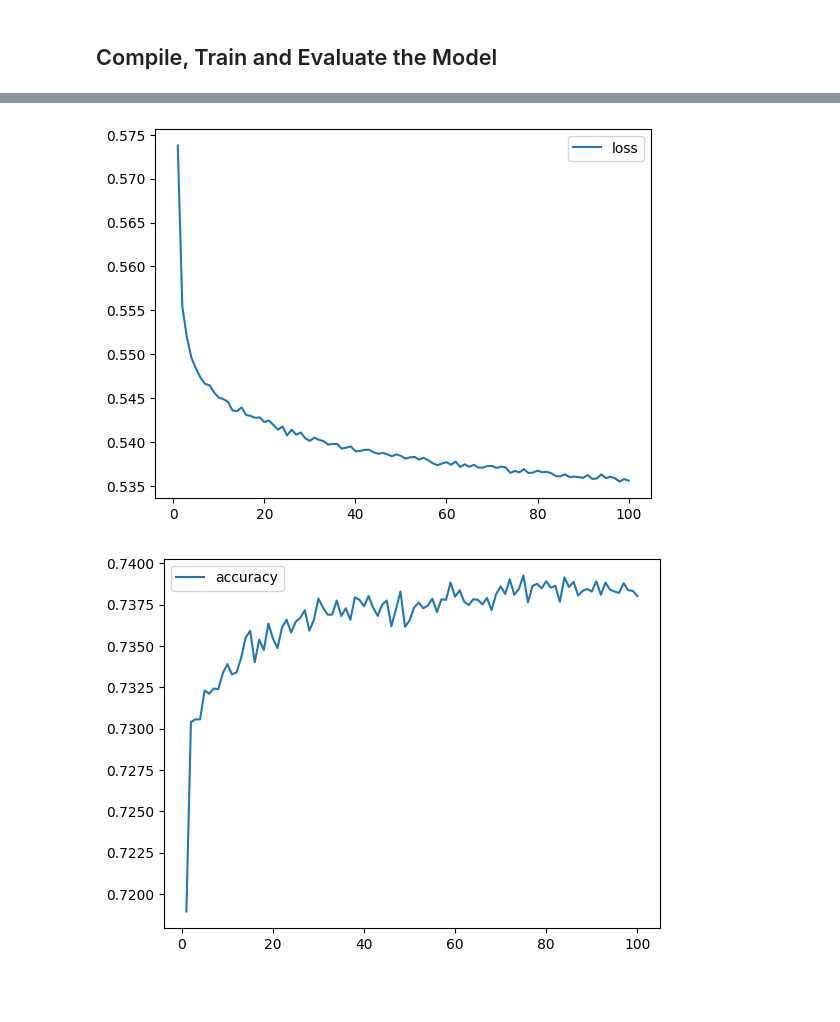
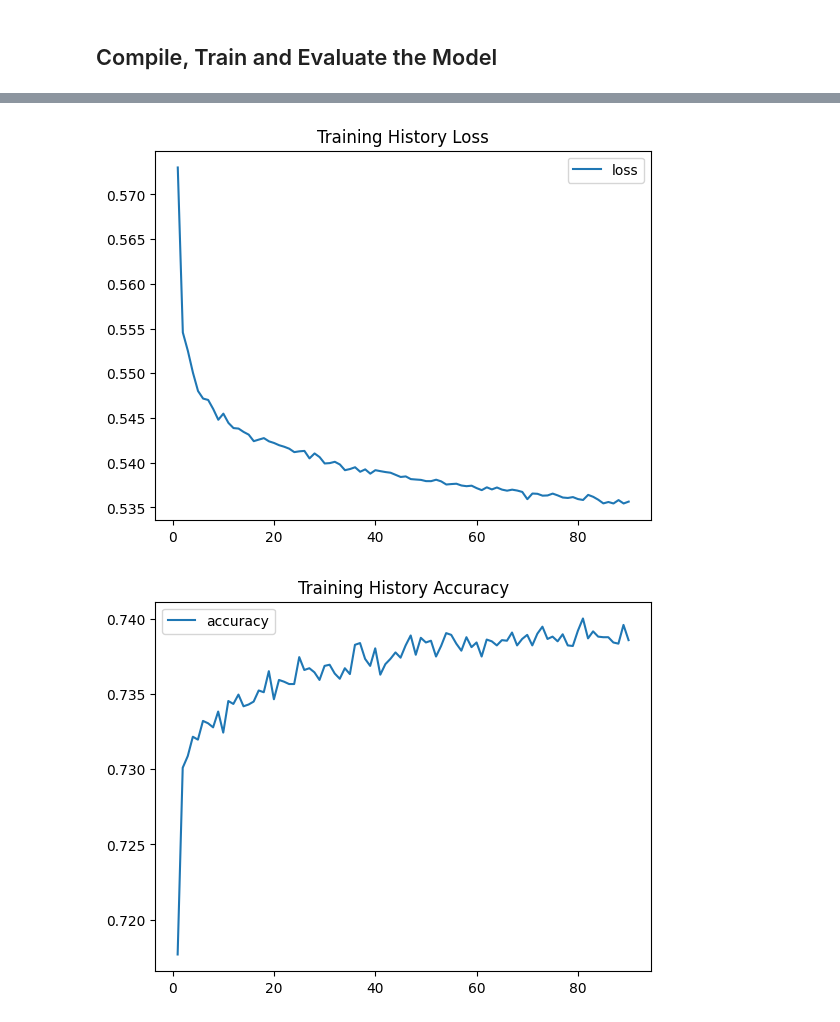
Before and after one commit to ddaniel2024/Module-21-Neural-Networks-and-Deep-Learning, a Jupyter notebook: AlphabetSoupCharity_Optimization.ipynb, the cells around one changed output, grey strips where cells are left out. Saved outputs shown, nothing was run; the diff lists cells and outputs as text; code cells hidden in the pictures; blank space fills up the shorter version.

Commit message:
working on optimizing model

```diff
--- a/AlphabetSoupCharity_Optimization.ipynb
+++ b/AlphabetSoupCharity_Optimization.ipynb
@@ -79,7 +72,7 @@ Name: count, dtype: int64
 # %%
 # Choose a cutoff value and create a list of application types to be replaced
 # use the variable name `application_types_to_replace`
-application_types_to_replace = ["T9", "T13", "T12", "T2", "T25", "T14", "T29", "T15", "T17"]
+application_types_to_replace = ["T9", "T10", "T13", "T12", "T2", "T25", "T14", "T29", "T15", "T17"]
 
 # Replace in dataframe
 for app in application_types_to_replace:
@@ -231,5 +242,5 @@ application_df.head()
 # %%
 # Convert categorical data to numeric with `pd.get_dummies`
-converted_df = pd.get_dummies(application_df, columns=["APPLICATION_TYPE", "AFFILIATION", "CLASSIFICATION", "USE_CASE", "ORGANIZATION", "INCOME_AMT", "SPECIAL_CONSIDERATIONS"], dtype="int")
+converted_df = pd.get_dummies(application_df, columns=["APPLICATION_TYPE", "AFFILIATION", "CLASSIFICATION", "USE_CASE", "ORGANIZATION", "INCOME_AMT"], dtype="int")
 converted_df.head()
 # %% [output]
@@ -269,7 +280,7 @@ X_test_scaled = X_scaler.transform(X_test)
 nn = tf.keras.models.Sequential()
 
 # First hidden layer
-nn.add(tf.keras.layers.Dense(units=80, activation="relu", input_dim=41))
+nn.add(tf.keras.layers.Dense(units=80, activation="relu", input_dim=37))
 
 # Second hidden layer
 nn.add(tf.keras.layers.Dense(units=30, activation="relu"))
@@ -300,5 +311,5 @@ _________________________________________________________________
 nn.compile(loss="binary_crossentropy", optimizer="adam", metrics=["accuracy"])
 # %%
 # Train the model
-fit_model = nn.fit(X_train_scaled, y_train, epochs=100)
+fit_model = nn.fit(X_train_scaled, y_train, epochs=90)
 # %% [output]
@@ -329,17 +340,21 @@ Loss: 0.5592755079269409, Accuracy: 0.7297959327697754
 # %%
 history_df = pd.DataFrame(fit_model.history)
 
 history_df.index +=1
 
 history_df.plot(y="loss")
+plt.title("Training History Loss")
+plt.savefig("AlphabetSoupCharity_Optimization_loss_plot")
 plt.show()
 # %% [output]
-[figure, old version]
+[figure, new version]
 # %%
 history_df.plot(y="accuracy")
+plt.title("Training History Accuracy")
+plt.savefig("AlphabetSoupCharity_Optimization_accuracy_plot")
 plt.show()
 # %% [output]
-[figure, old version]
+[figure, new version]
 # %%
 # Export our model to HDF5 file
 nn.save("AlphabetSoupCharity_Optimization.h5")
```
Also changed, not shown: parts of 12 cells of this notebook, 8 other files.
